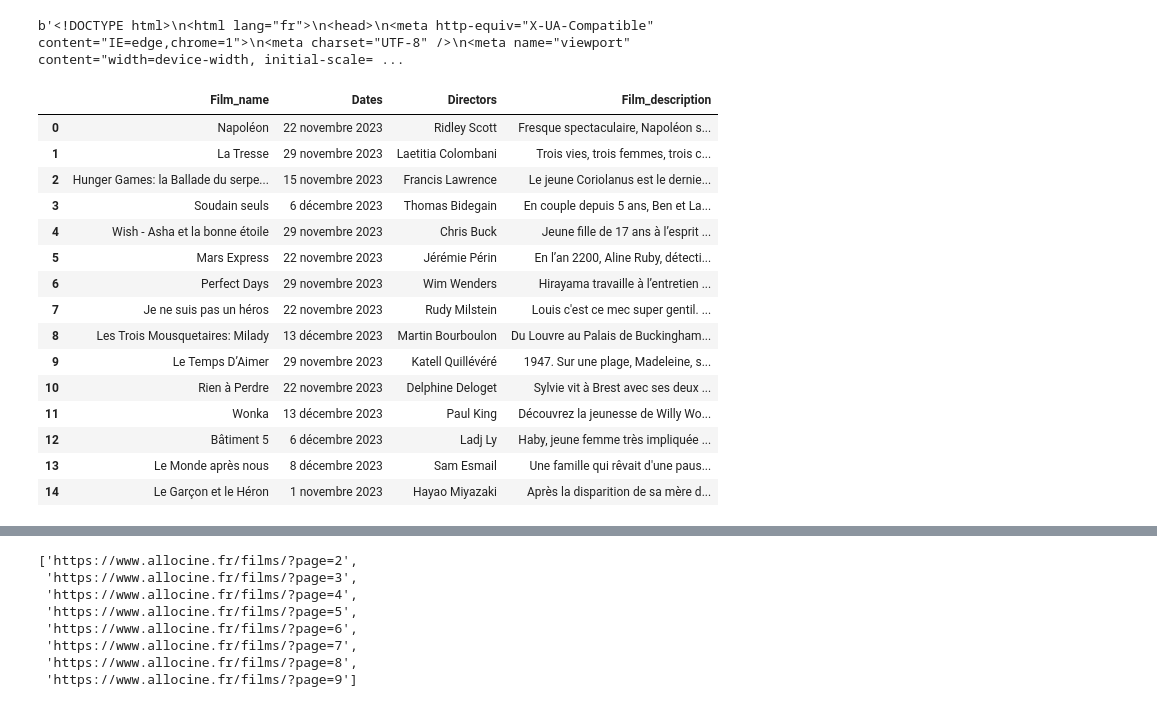
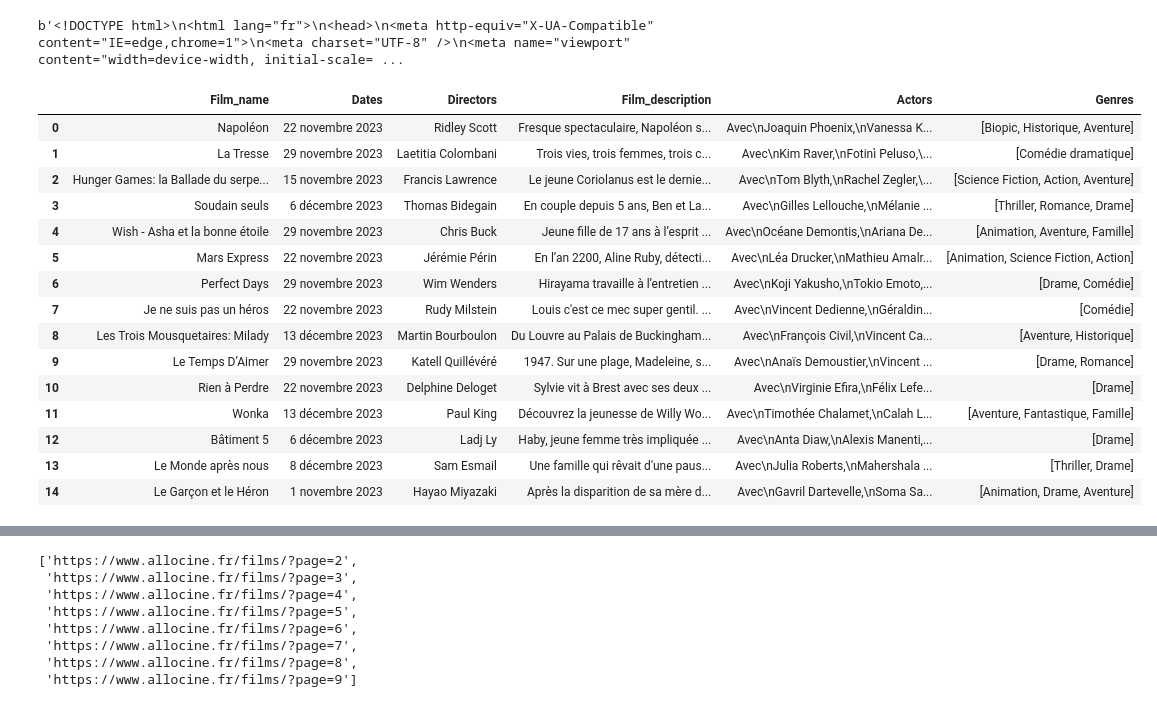
Before and after one commit to Pollybs/lab-web-scraping, a Jupyter notebook: lab-web-scraping.ipynb, the cells around one changed output, grey strips where cells are left out. Cells and saved outputs as stored; diff of their text form; code cells hidden in the pictures.

```diff
--- a/lab-web-scraping.ipynb
+++ b/lab-web-scraping.ipynb
@@ -85,50 +85,63 @@ film_names = []
 release_dates = []
 directors = []
 descriptions = []
+actors = []
+
+genres = []
 
 # Find all components
 components = soup.find_all('div', class_='card entity-card entity-card-list cf')
 
 for component in components:
     # Extract bicycle name
     film_name = component.find('h2').text.strip()
     film_names.append(film_name)
 
     date = component.find('span', class_="date").text.strip()
     release_dates.append(date)
 
     director = component.find("a", class_= "blue-link").text.strip()
     directors.append(director)
 
     description = component.find("div", class_= "content-txt").text.strip()
     descriptions.append(description)
 
     actor= component.find("div", class_= "meta-body-item meta-body-actor").text.strip()
+    actors.append(actor)
+
+
+    genre = component.find_all(class_= "meta-body-item meta-body-info")
+    genre_2 = []
+    for g in str(genre).split("\n")[5:-1]:
+        genre_2.append(g.split(">")[1].split("<")[0])
+    genres.append(genre_2)
 
 
 
 df = pd.DataFrame({
     'Film_name': film_names,
     "Dates": release_dates,
     "Directors": directors,
-    "Film_description" : descriptions
+    "Film_description" : descriptions,
+    "Actors": actors,
+   "Genres": genres
 })
 
 df
 # %% [output]
-|  | Film_name | Dates | Directors | Film_description |
-| 0 | Napoléon | 22 novembre 2023 | Ridley Scott | Fresque spectaculaire, Napoléon s... |
-| 1 | La Tresse | 29 novembre 2023 | Laetitia Colombani | Trois vies, trois femmes, trois c... |
-| 2 | Hunger Games: la Ballade du serpe... | 15 novembre 2023 | Francis Lawrence | Le jeune Coriolanus est le dernie... |
-| 3 | Soudain seuls | 6 décembre 2023 | Thomas Bidegain | En couple depuis 5 ans, Ben et La... |
-| 4 | Wish - Asha et la bonne étoile | 29 novembre 2023 | Chris Buck | Jeune fille de 17 ans à l’esprit ... |
-| 5 | Mars Express | 22 novembre 2023 | Jérémie Périn | En l’an 2200, Aline Ruby, détecti... |
-| 6 | Perfect Days | 29 novembre 2023 | Wim Wenders | Hirayama travaille à l’entretien ... |
-| 7 | Je ne suis pas un héros | 22 novembre 2023 | Rudy Milstein | Louis c'est ce mec super gentil. ... |
-| 8 | Les Trois Mousquetaires: Milady | 13 décembre 2023 | Martin Bourboulon | Du Louvre au Palais de Buckingham... |
-| 9 | Le Temps D’Aimer | 29 novembre 2023 | Katell Quillévéré | 1947. Sur une plage, Madeleine, s... |
-| 10 | Rien à Perdre | 22 novembre 2023 | Delphine Deloget | Sylvie vit à Brest avec ses deux ... |
-| 11 | Wonka | 13 décembre 2023 | Paul King | Découvrez la jeunesse de Willy Wo... |
-| 12 | Bâtiment 5 | 6 décembre 2023 | Ladj Ly | Haby, jeune femme très impliquée ... |
-| 13 | Le Monde après nous | 8 décembre 2023 | Sam Esmail | Une famille qui rêvait d'une paus... |
-| 14 | Le Garçon et le Héron | 1 novembre 2023 | Hayao Miyazaki | Après la disparition de sa mère d... |
+|  | Film_name | Dates | Directors | Film_description | Actors | Genres |
+| 0 | Napoléon | 22 novembre 2023 | Ridley Scott | Fresque spectaculaire, Napoléon s... | Avec\nJoaquin Phoenix,\nVanessa K... | [Biopic, Historique, Aventure] |
+| 1 | La Tresse | 29 novembre 2023 | Laetitia Colombani | Trois vies, trois femmes, trois c... | Avec\nKim Raver,\nFotinì Peluso,\... | [Comédie dramatique] |
+| 2 | Hunger Games: la Ballade du serpe... | 15 novembre 2023 | Francis Lawrence | Le jeune Coriolanus est le dernie... | Avec\nTom Blyth,\nRachel Zegler,\... | [Science Fiction, Action, Aventure] |
+| 3 | Soudain seuls | 6 décembre 2023 | Thomas Bidegain | En couple depuis 5 ans, Ben et La... | Avec\nGilles Lellouche,\nMélanie ... | [Thriller, Romance, Drame] |
+| 4 | Wish - Asha et la bonne étoile | 29 novembre 2023 | Chris Buck | Jeune fille de 17 ans à l’esprit ... | Avec\nOcéane Demontis,\nAriana De... | [Animation, Aventure, Famille] |
+| 5 | Mars Express | 22 novembre 2023 | Jérémie Périn | En l’an 2200, Aline Ruby, détecti... | Avec\nLéa Drucker,\nMathieu Amalr... | [Animation, Science Fiction, Action] |
+| 6 | Perfect Days | 29 novembre 2023 | Wim Wenders | Hirayama travaille à l’entretien ... | Avec\nKoji Yakusho,\nTokio Emoto,... | [Drame, Comédie] |
+| 7 | Je ne suis pas un héros | 22 novembre 2023 | Rudy Milstein | Louis c'est ce mec super gentil. ... | Avec\nVincent Dedienne,\nGéraldin... | [Comédie] |
+| 8 | Les Trois Mousquetaires: Milady | 13 décembre 2023 | Martin Bourboulon | Du Louvre au Palais de Buckingham... | Avec\nFrançois Civil,\nVincent Ca... | [Aventure, Historique] |
+| 9 | Le Temps D’Aimer | 29 novembre 2023 | Katell Quillévéré | 1947. Sur une plage, Madeleine, s... | Avec\nAnaïs Demoustier,\nVincent ... | [Drame, Romance] |
+| 10 | Rien à Perdre | 22 novembre 2023 | Delphine Deloget | Sylvie vit à Brest avec ses deux ... | Avec\nVirginie Efira,\nFélix Lefe... | [Drame] |
+| 11 | Wonka | 13 décembre 2023 | Paul King | Découvrez la jeunesse de Willy Wo... | Avec\nTimothée Chalamet,\nCalah L... | [Aventure, Fantastique, Famille] |
+| 12 | Bâtiment 5 | 6 décembre 2023 | Ladj Ly | Haby, jeune femme très impliquée ... | Avec\nAnta Diaw,\nAlexis Manenti,... | [Drame] |
+| 13 | Le Monde après nous | 8 décembre 2023 | Sam Esmail | Une famille qui rêvait d'une paus... | Avec\nJulia Roberts,\nMahershala ... | [Thriller, Drame] |
+| 14 | Le Garçon et le Héron | 1 novembre 2023 | Hayao Miyazaki | Après la disparition de sa mère d... | Avec\nGavril Dartevelle,\nSoma Sa... | [Animation, Drame, Aventure] |
```
Also changed, not shown: parts of 5 cells of this notebook.
